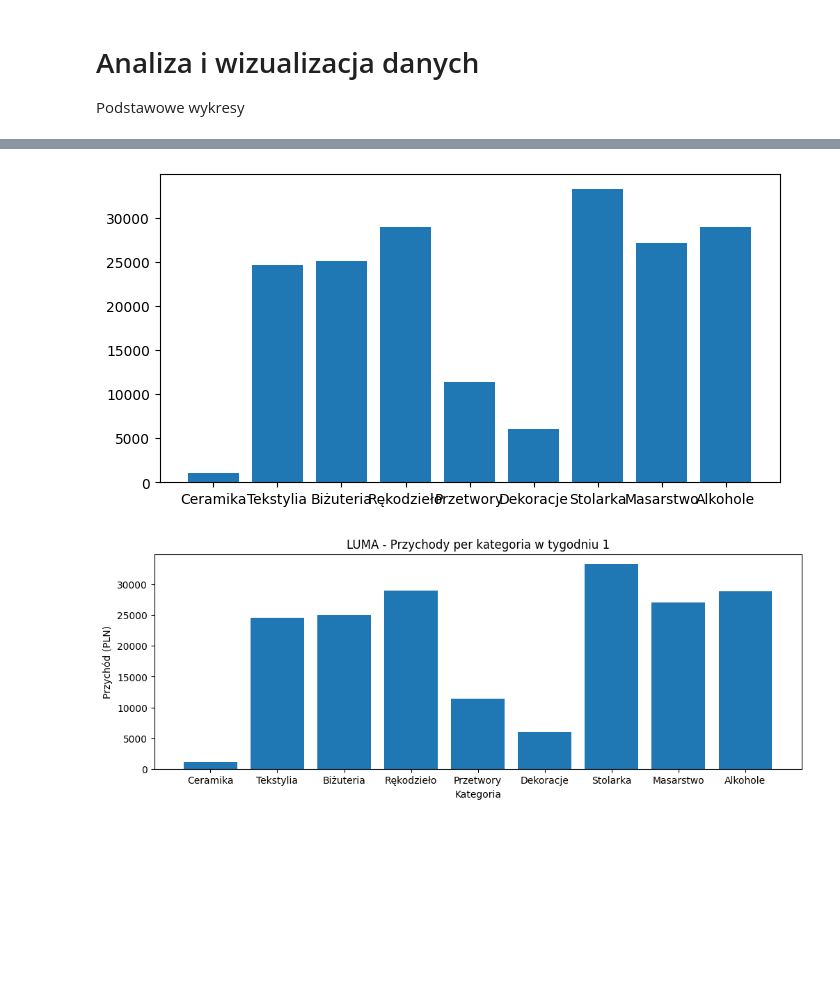
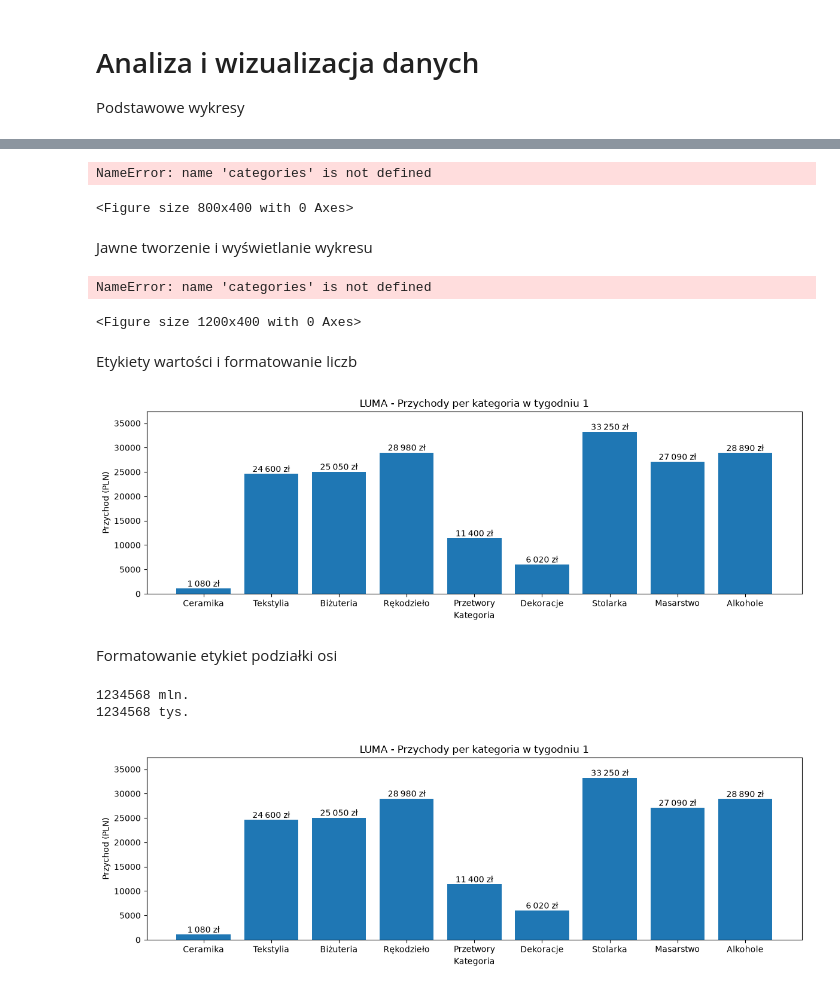
Before and after one commit to qwertyuszxc/DataVisualization, a Jupyter notebook: 01-bar.ipynb, the cells around one changed output, grey strips where cells are left out. Saved outputs shown, nothing was run; the diff lists cells and outputs as text; code cells hidden in the pictures; blank space fills up the shorter version.

```diff
--- a/01-bar.ipynb
+++ b/01-bar.ipynb
@@ -131,16 +116,25 @@ hoights = t1["revenue_pln"]
 categories = t1["category"]
 # %%
 plt.figure(figsize=(8, 4))
-plt.bar(categories, hoights)
+plt.bar(categories, heights)
 plt.show()
 # %% [output]
-[figure, removed]
+NameError: name 'categories' is not defined
+<Figure size 800x400 with 0 Axes>
+# %% [markdown]
+Jawne tworzenie i wyświetlanie wykresu
 # %%
 plt.figure(figsize=(12, 4))
-plt.bar(categories, hoights)
+plt.bar(categories, heights)
 plt.title("LUMA - Przychody per kategoria w tygodniu 1")
 plt.xlabel("Kategoria")
 plt.ylabel("Przychód (PLN)")
 plt.show()
 # %% [output]
-[figure, removed]
+NameError: name 'categories' is not defined
+<Figure size 1200x400 with 0 Axes>
+# %% [markdown]
+Etykiety wartości i formatowanie liczb
+# %%
+def format_pln(x: float) -> str:
+    return f"{int(round(x)):,} zł".replace(",","\u202f")
@@ -146,0 +143,17 @@ plt.show()
+# %%
+plt.figure(figsize=(12, 4))
+bars = plt.bar(categories, heights)
+ymin, ymax = plt.ylim()
+pad = (ymax-ymin)*0.07
+plt.ylim(ymin, ymax + pad)
+for bar in bars:
+    x = bar.get_x() + bar.get_width() / 2
+    y = bar.get_height()
+    plt.text(x, y, format_pln(y), ha="center", va = "bottom")
+plt.title("LUMA - Przychody per kategoria w tygodniu 1")
+plt.xlabel("Kategoria")
+plt.ylabel("Przychod (PLN)")
+plt.tight_layout()
+plt.show()
+# %% [output]
+[figure, added]
@@ -146,0 +171,2 @@ plt.show()
+# %% [markdown]
+Formatowanie  etykiet podziałki osi
@@ -146,0 +189,18 @@ plt.show()
+# %%
+print(format_mln(1234567.89))
+print(format_tys(1234567.89))
+# %% [output]
+1234568 mln.
+1234568 tys.
+# %%
+plt.figure(figsize=(12, 4))
+bars = plt.bar(categories, heights)
+pad_axis()
+label_bars_pln(bars)
+plt.title("LUMA - Przychody per kategoria w tygodniu 1")
+plt.xlabel("Kategoria")
+plt.ylabel("Przychod (PLN)")
+plt.tight_layout()
+plt.show()
+# %% [output]
+[figure, added]
```
Also changed, not shown: parts of 12 cells of this notebook.
